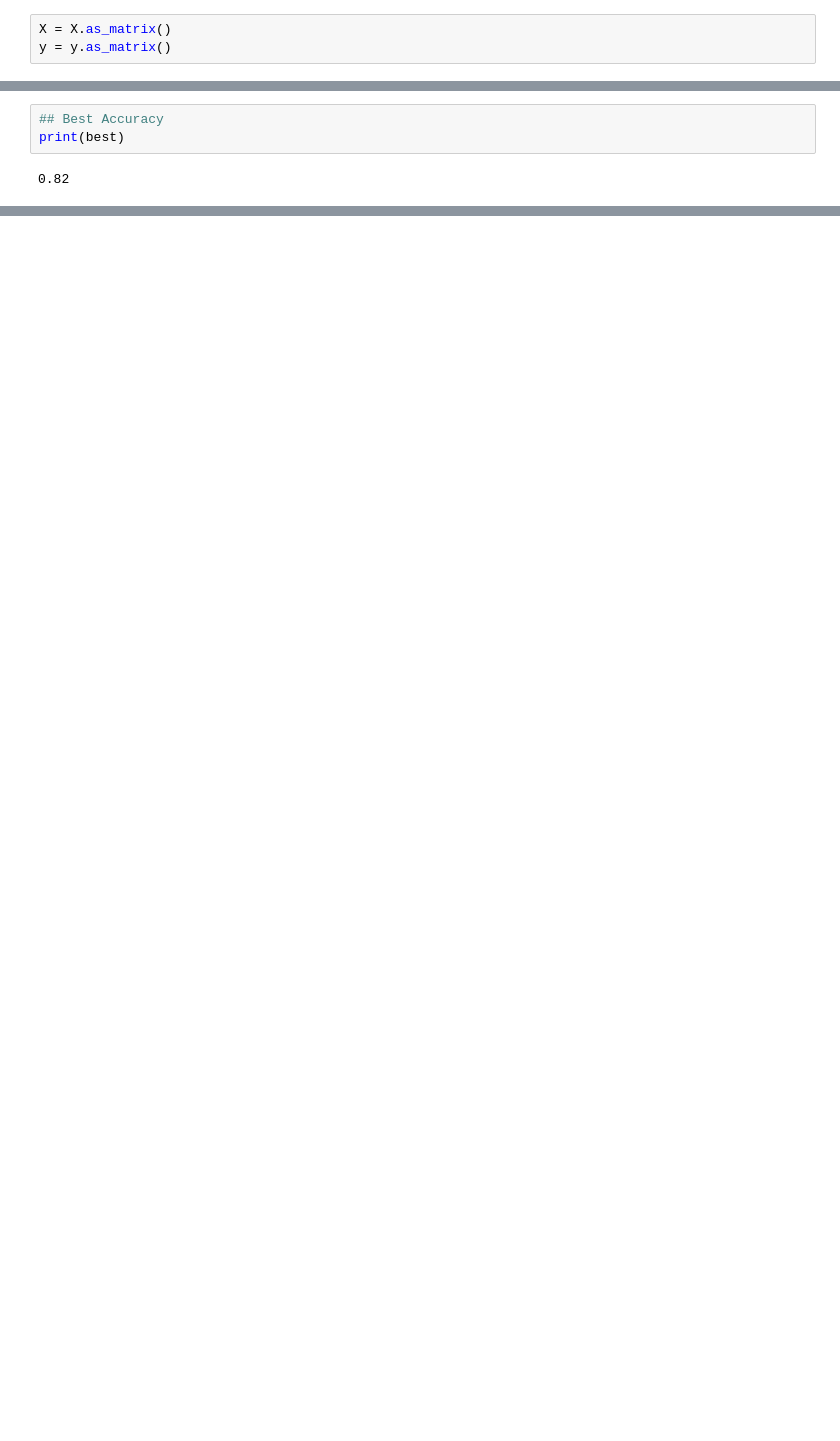
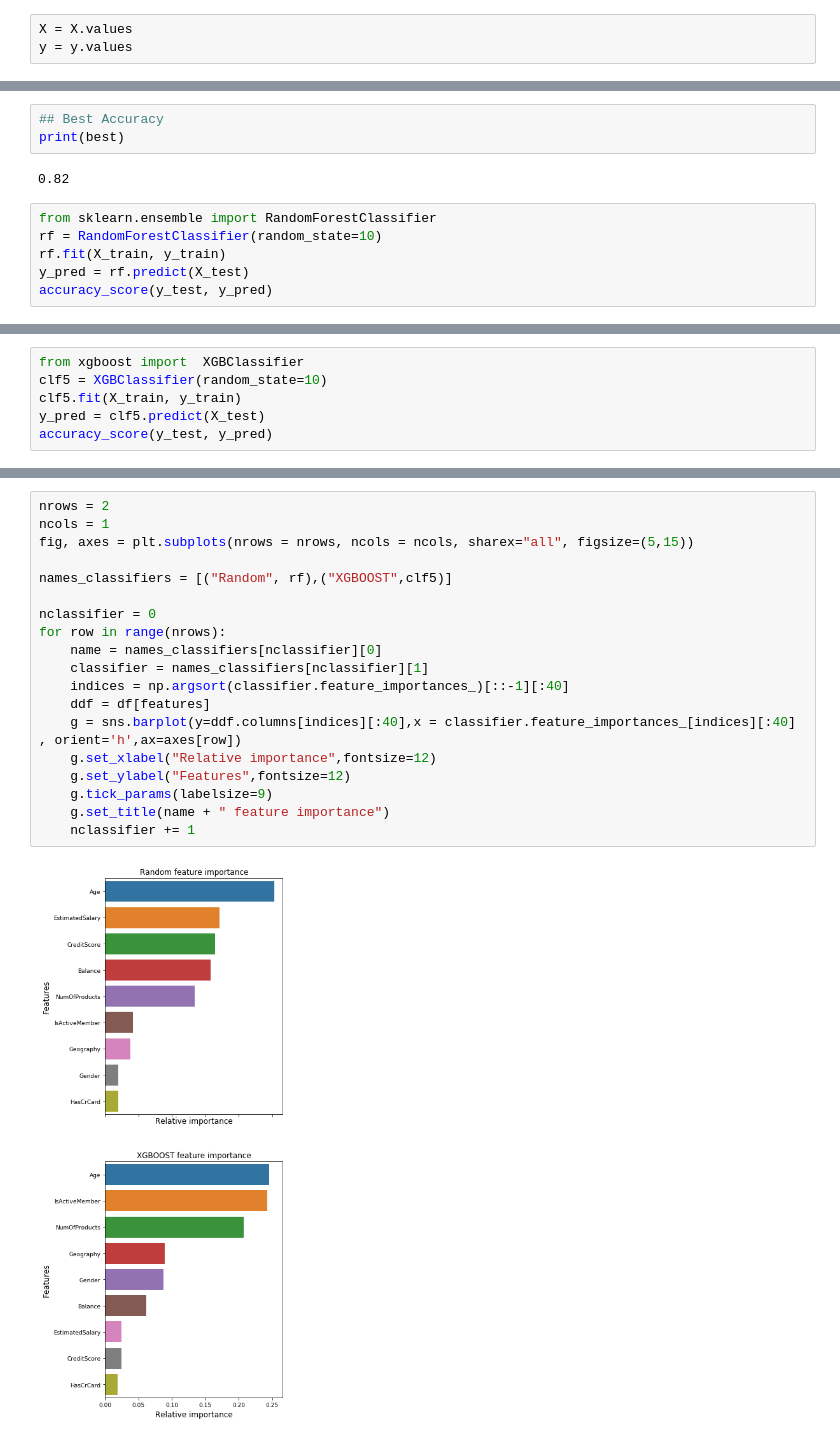
Before and after one commit to sandeepjakkaraju/bits-sem2-ml, a Jupyter notebook: ML-Assignment1.ipynb, the cells around one changed output, grey strips where cells are left out. Cells and saved outputs as stored; diff of their text form; blank space fills up the shorter version.

```diff
--- a/ML-Assignment1.ipynb
+++ b/ML-Assignment1.ipynb
@@ -236,8 +303,8 @@ print(classification_report(y_test,y_pred))
    macro avg       0.71      0.58      0.59      2500
 weighted avg       0.78      0.81      0.77      2500
 # %%
-X = X.as_matrix()
-y = y.as_matrix()
+X = X.values
+y = y.values
 # %%
 from sklearn.model_selection import KFold # import KFold
 
@@ -302,3 +369,9 @@ BaggingClassifier(base_estimator=LogisticRegression(C=1.0, class_weight=None,
 print(best)
 # %% [output]
 0.82
+# %%
+from sklearn.ensemble import RandomForestClassifier
+rf = RandomForestClassifier(random_state=10)
+rf.fit(X_train, y_train)
+y_pred = rf.predict(X_test)
+accuracy_score(y_test, y_pred)
@@ -304,0 +380,6 @@ print(best)
+# %%
+from xgboost import  XGBClassifier
+clf5 = XGBClassifier(random_state=10)
+clf5.fit(X_train, y_train)
+y_pred = clf5.predict(X_test)
+accuracy_score(y_test, y_pred)
@@ -304,0 +388,21 @@ print(best)
+# %%
+nrows = 2
+ncols = 1
+fig, axes = plt.subplots(nrows = nrows, ncols = ncols, sharex="all", figsize=(5,15))
+
+names_classifiers = [("Random", rf),("XGBOOST",clf5)]
+
+nclassifier = 0
+for row in range(nrows):
+    name = names_classifiers[nclassifier][0]
+    classifier = names_classifiers[nclassifier][1]
+    indices = np.argsort(classifier.feature_importances_)[::-1][:40]
+    ddf = df[features]
+    g = sns.barplot(y=ddf.columns[indices][:40],x = classifier.feature_importances_[indices][:40] , orient='h',ax=axes[row])
+    g.set_xlabel("Relative importance",fontsize=12)
+    g.set_ylabel("Features",fontsize=12)
+    g.tick_params(labelsize=9)
+    g.set_title(name + " feature importance")
+    nclassifier += 1
+# %% [output]
+[figure, added]
```
Also changed, not shown: parts of 24 cells of this notebook, 1 other file.
